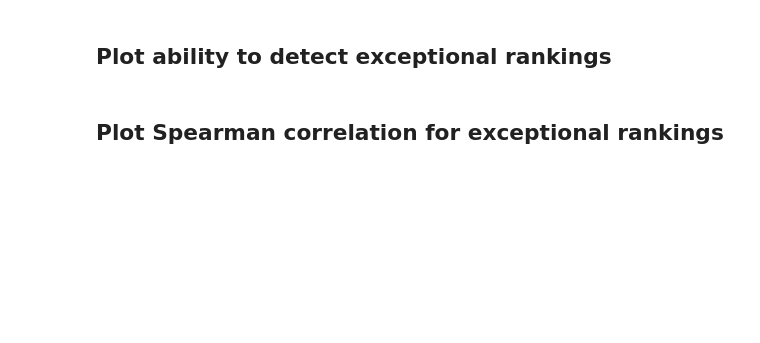
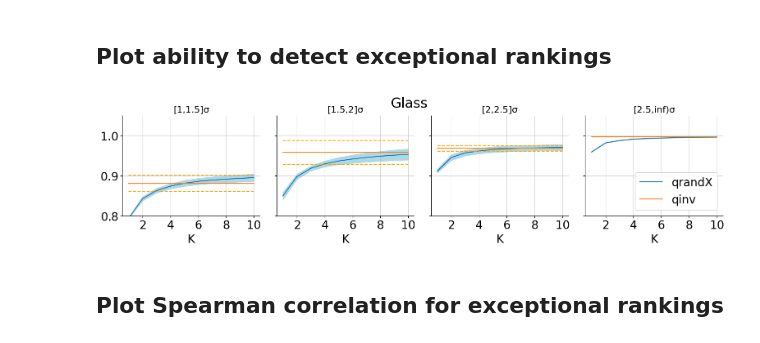
Before and after one commit to annahedstroem/eval-project, a Jupyter notebook: nbs/3-plot.ipynb, the cells around one changed output. Saved outputs shown, nothing was run; the diff lists cells and outputs as text; code cells hidden in the pictures; blank space fills up the shorter version.

```diff
--- a/nbs/3-plot.ipynb
+++ b/nbs/3-plot.ipynb
@@ -173,34 +229,37 @@ print('delta_rho', delta_rho)
 # %%
 boundaries = [0.5, 1, 1.5, 2, 2.5]#, 3, 3.5]
 
-fig, axes = plt.subplots(1, 4, figsize=(8, 2))
+fig, axes = plt.subplots(1, 4, figsize=(16, 4))
 for i, ax in enumerate(axes.flat):
     ax.fill_between(range(1,11), result_dict['aucs_basX_mean'][:,i+1]+result_dict['aucs_basX_std'][:,i+1], result_dict['aucs_basX_mean'][:,i+1]-result_dict['aucs_basX_std'][:,i+1], color='lightblue')
-    ax.plot(range(1,11),result_dict['aucs_basX_mean'][:,i+1], label='qbasX')
+    ax.plot(range(1,11),result_dict['aucs_basX_mean'][:,i+1], label='qrandX')
+    ax.set_xlabel('K')
     counts_str = '|'.join(map(lambda x:f'{x:.2f}',counts_by_sigma_level[:, i]))
     if i<len(boundaries)-2:
         #ax.set_title(f'[{boundaries[i+1]},{boundaries[i+1+1]}]σ ({counts_str})', fontsize=10)
-        ax.set_title(f'[{boundaries[i+1]},{boundaries[i+1+1]}]σ', fontsize=10)
+        ax.set_title(f'[{boundaries[i+1]},{boundaries[i+1+1]}]σ', fontsize=16)
     else:
         #ax.set_title(f'[{boundaries[i+1]},inf)σ ({counts_str})', fontsize=10)
-        ax.set_title(f'[{boundaries[i+1]},inf)σ', fontsize=10)
+        ax.set_title(f'[{boundaries[i+1]},inf)σ', fontsize=16)
     if i>0:
-        ax.set_yticks([])
+        #ax.set_yticks([])
         ax.set_yticklabels([])
     ax.set_xticks([2,4,6,8,10])
     ax.plot([1,10], [result_dict['aucs_inv_mean'][i+1]+result_dict['aucs_inv_std'][i+1], result_dict['aucs_inv_mean'][i+1]+result_dict['aucs_inv_std'][i+1]], color='orange', linestyle = 'dashed')
     ax.plot([1,10], [result_dict['aucs_inv_mean'][i+1]-result_dict['aucs_inv_std'][i+1], result_dict['aucs_inv_mean'][i+1]-result_dict['aucs_inv_std'][i+1]], color='orange', linestyle = 'dashed')
     ax.plot([1,10],[result_dict['aucs_inv_mean'][i+1],result_dict['aucs_inv_mean'][i+1]], label='qinv')
 
-    if i==5:
-        ax.legend()
+    if i==3:
+        ax.legend(loc='lower right')
     ax.set_ylim(0.8,1.05)
 plt.tight_layout()
 #plt.suptitle('AUC vs. K')
 plt.suptitle(f'{DATASET_NAME.capitalize()}')
 plt.savefig(os.path.join(PROJ_DIR, 'results', 'plots', f'{DATASET_NAME}_{MODEL_NAME}{GENERATION_MODE}_auc_exceptional.png'))
 plt.show()
 plt.close(fig)
+# %% [output]
+[figure, added]
 # %% [markdown]
 ## Plot Spearman correlation for exceptional rankings
 # %%
```
Also changed, not shown: parts of 7 cells of this notebook, 8 other files.
